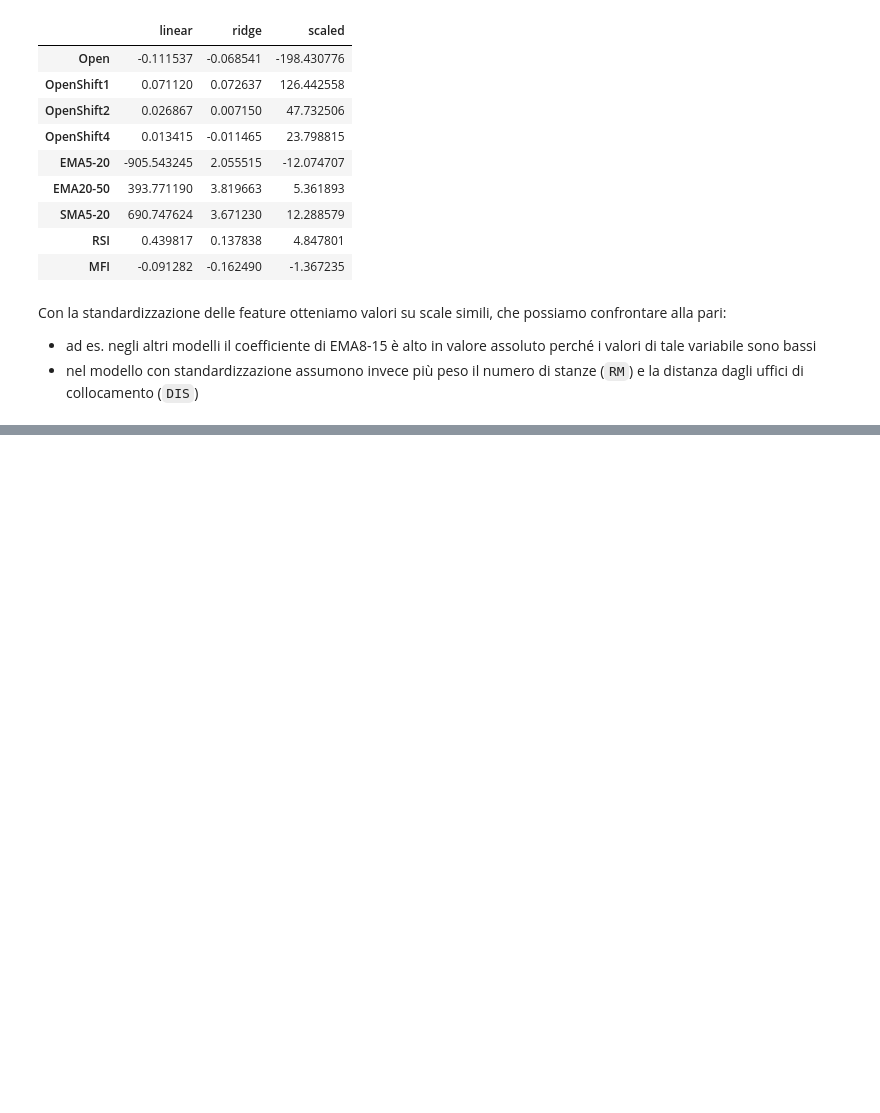
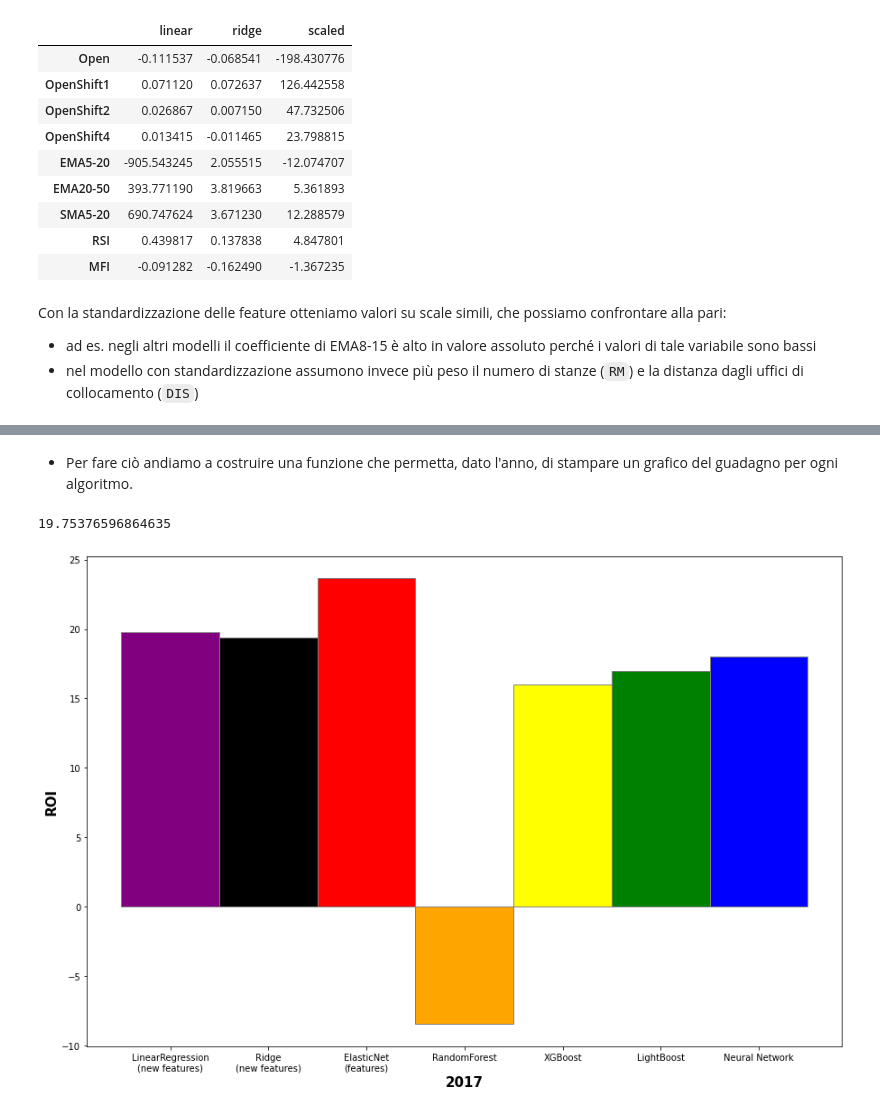
Before and after one commit to Morlenza/Nasdaq_prediction, a Jupyter notebook: PredizioneNasdaq.ipynb, the cells around one changed output, grey strips where cells are left out. Drawn from its saved outputs; the diff is of its cells as text; code cells hidden in the pictures; blank space fills up the shorter version.

Commit message:
chart and neural network

```diff
--- a/PredizioneNasdaq.ipynb
+++ b/PredizioneNasdaq.ipynb
@@ -483,0 +485,7 @@ pd.DataFrame(gs.cv_results_).sort_values("mean_test_score", ascending=False).hea
+# %%
+ridgeModel = Pipeline([
+    ("scale",  StandardScaler()),
+    ("linreg", Ridge(alpha=0.1))
+])
+ridgeModel.fit(X_train, y_train)
+print_eval(X_val, y_val, ridgeModel, open)
@@ -506 +518,10 @@ pd.DataFrame(gs.cv_results_).sort_values("mean_test_score", ascending=False).hea
 3 rows × 21 columns
+# %%
+X, y = prepare_data(features, delta)
+X_train, X_val, y_train, y_val = split_data(X, y, 2017)
+elasticNetModel = Pipeline([
+    ("scale",  StandardScaler()),
+    ("linreg", ElasticNet(alpha=3, l1_ratio=0.2))
+])
+elasticNetModel.fit(X_train, y_train)
+print_eval(X_val, y_val, elasticNetModel, open)
@@ -553,14 +580,13 @@ pd.DataFrame(rfc_gs.cv_results_).sort_values("mean_test_score", ascending=False)
 1 rows × 23 columns
 # %%
-X, y = prepare_data(new_features, delta)
+X, y = prepare_data(features, delta)
 X_train, X_val, y_train, y_val = split_data(X, y, 2020)
 
-rfc = Pipeline([
+randomForestModel = Pipeline([
     ('std', StandardScaler()),
-    ('rfc', RandomForestRegressor(n_jobs=-1, n_estimators=100, max_depth=4, min_samples_leaf=4, min_samples_split=5))
+    ('rfc', RandomForestRegressor(n_jobs=-1, n_estimators=200, max_depth=4, min_samples_leaf=1, min_samples_split=10))
 ])
 
-
-rfc.fit(X_train, y_train)
-print_eval(X_val, y_val, rfc, open)
+randomForestModel.fit(X_train, y_train)
+print_eval(X_val, y_val, randomForestModel, open)
 # %% [output]
@@ -721,0 +860,10 @@ Con la standardizzazione delle feature otteniamo valori su scale simili, che pos
+# %% [markdown]
+- Per fare ciò andiamo a costruire una funzione che permetta, dato l'anno, di stampare un grafico del guadagno per ogni algoritmo.
+# %%
+X, y = prepare_data(new_features, delta)
+X_train, X_val, y_train, y_val = split_data(X, y, 2017)
+model = LinearRegression()
+model.fit(X_train, y_train)
+roi(y_val, model.predict(X_val), open) * 100
+# %% [output]
+19.75376596864635
@@ -721,0 +940,4 @@ Con la standardizzazione delle feature otteniamo valori su scale simili, che pos
+# %%
+chartFromYear(2017)
+# %% [output]
+[figure, added]
```
Also changed, not shown: parts of 27 cells of this notebook.
